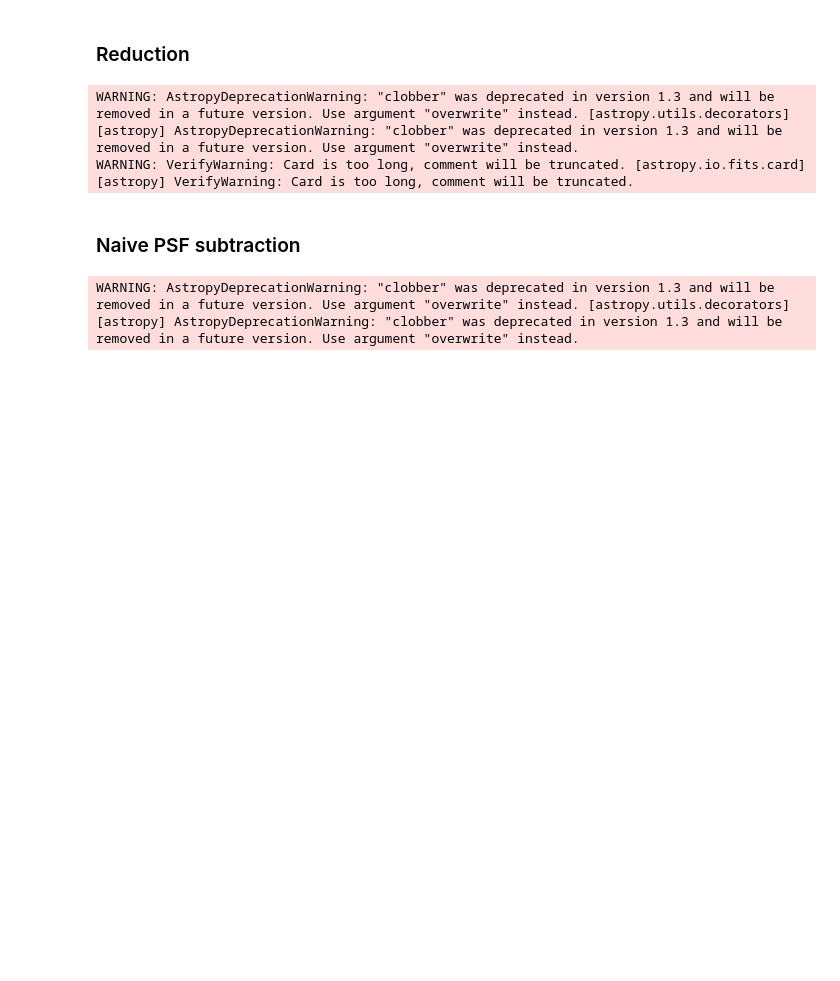
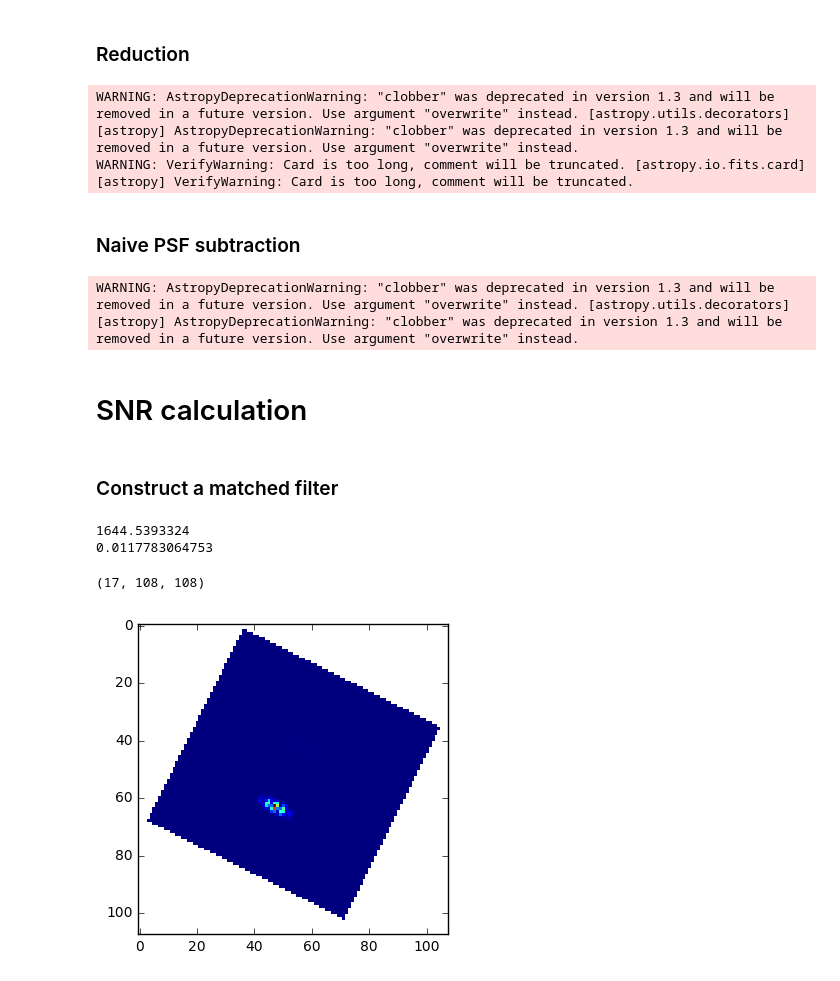
Before and after one commit to mjrfringes/crispy, a Jupyter notebook: notebooks/ShapedPupilIFS.ipynb, the cells around one changed output. Saved outputs shown, nothing was run; the diff lists cells and outputs as text; code cells hidden in the pictures; blank space fills up the shorter version.

```diff
--- a/notebooks/ShapedPupilIFS.ipynb
+++ b/notebooks/ShapedPupilIFS.ipynb
@@ -443,0 +411,2 @@ print(par.R)
+# %% [markdown]
+# SNR calculation
@@ -443,0 +418,21 @@ print(par.R)
+# %% [markdown]
+### Construct a matched filter
+# %%
+#offaxis_ideal = reduceIFSMap(par,'OS5/offaxis.fits')
+matched_filter = contrast*offaxis_ideal.data[0]/np.nansum((contrast*offaxis_ideal.data[0])**2)
+psf_fit = np.nansum(matched_filter*residual)
+print(psf_fit)
+print(np.nanstd(residual[0]))
+# %% [output]
+1644.5393324
+0.0117783064753
+# %%
+print(offaxis_ideal.data.shape)
+# %% [output]
+(17, 108, 108)
+# %%
+import matplotlib.pyplot as plt
+plt.imshow(offaxis_ideal.data[0],interpolation='nearest')
+plt.show()
+# %% [output]
+[figure, added]
```
Also changed, not shown: parts of 11 cells of this notebook.
